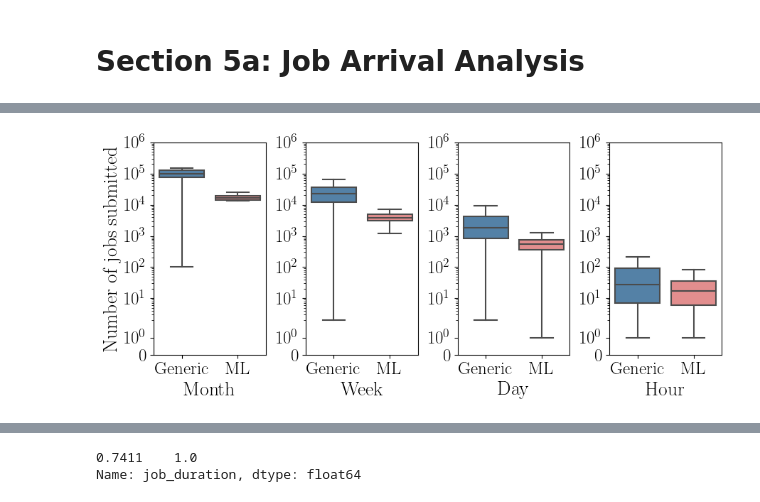
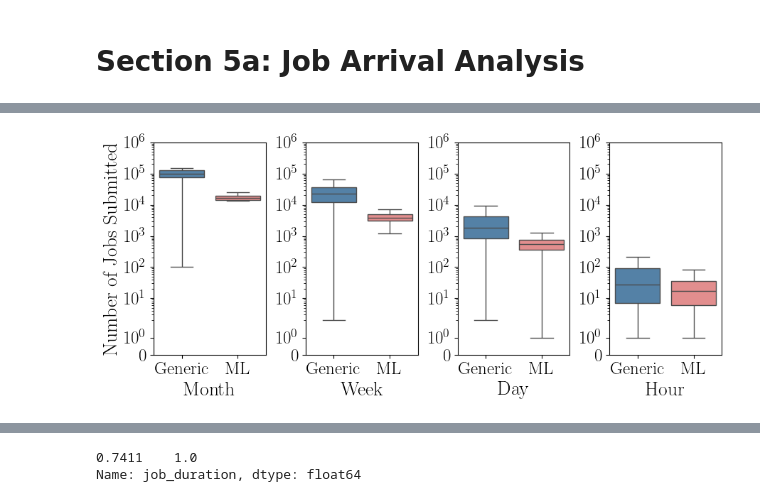
Before and after one commit to atlarge-research/2024-icpads-hpc-workload-characterization, a Jupyter notebook: 5a_job_arrivals_analysis.ipynb, the cells around one changed output, grey strips where cells are left out. Cells and saved outputs as stored; diff of their text form; code cells hidden in the pictures.

```diff
--- a/5a_job_arrivals_analysis.ipynb
+++ b/5a_job_arrivals_analysis.ipynb
@@ -169,7 +163,7 @@ axes[0].set_ylim(ymin=0, ymax=1000000)
 axes[0].xaxis.set_ticks([0, 1])
 axes[0].set_xticklabels(['Generic', 'ML'])
 axes[0].tick_params(axis='both', which='major', labelsize=18)
-axes[0].set_ylabel('Number of jobs submitted', fontsize=20)
+axes[0].set_ylabel('Number of Jobs Submitted', fontsize=20)
 axes[0].set_yscale("symlog", subs = [1,2,3,4,5,6,7,8,9])
 axes[0].set_xlabel("Month", fontsize=20)
 axes[0].legend().remove()
@@ -199,34 +193,34 @@ group_ml_df['is_ml'] = 1
 df_concat = pd.concat([group_generic_df[['id', 'is_ml']], group_ml_df[['id', 'is_ml']]], axis=0)
 sns.boxplot(data=df_concat, x='is_ml', y='id', hue='is_ml',  ax=axes[2], palette=boxprops, order=[0, 1], showfliers=False,  hue_order=[0, 1], dodge=False)
 axes[2].set_ylim(ymin=0, ymax=1000000)
 axes[2].xaxis.set_ticks([0, 1])
 axes[2].set_xticklabels(['Generic', 'ML'])
 axes[2].tick_params(axis='both', which='major', labelsize=18)
 axes[2].set_ylabel('', fontsize=20)
 axes[2].set_yscale("symlog", subs = [1,2,3,4,5,6,7,8,9])
 axes[2].set_xlabel("Day", fontsize=20)
 axes[2].legend().remove()
 
 # hour
 group_generic_df = generic_df.groupby(generic_df["hour_of_year"]).count().reset_index()
 group_ml_df = ml_df.groupby(ml_df["hour_of_year"]).count().reset_index()
 group_generic_df['is_ml'] = 0
 group_ml_df['is_ml'] = 1
 df_concat = pd.concat([group_generic_df[['id', 'is_ml']], group_ml_df[['id', 'is_ml']]], axis=0)
 sns.boxplot(data=df_concat, x='is_ml', y='id', hue='is_ml',  ax=axes[3], palette=boxprops, order=[0, 1], showfliers=False,  hue_order=[0, 1], dodge=False)
 axes[3].set_ylim(ymin=0, ymax=1000000)
 axes[3].xaxis.set_ticks([0, 1])
 axes[3].set_xticklabels(['Generic', 'ML'])
 axes[3].tick_params(axis='both', which='major', labelsize=18)
 axes[3].set_ylabel('', fontsize=20)
 axes[3].set_yscale("symlog", subs = [1,2,3,4,5,6,7,8,9])
 axes[3].set_xlabel("Hour", fontsize=20)
 axes[3].legend().remove()
 
 plt.tight_layout()
 fig.savefig('plots/section_5/fig-job-submitted-boxplot.pdf', bbox_inches = 'tight')
 # %% [output]
-[figure, old version]
+[figure, new version]
 # %%
 # job wait time (one figure)
 
```
Also changed, not shown: parts of 19 cells of this notebook, 46 other files.
